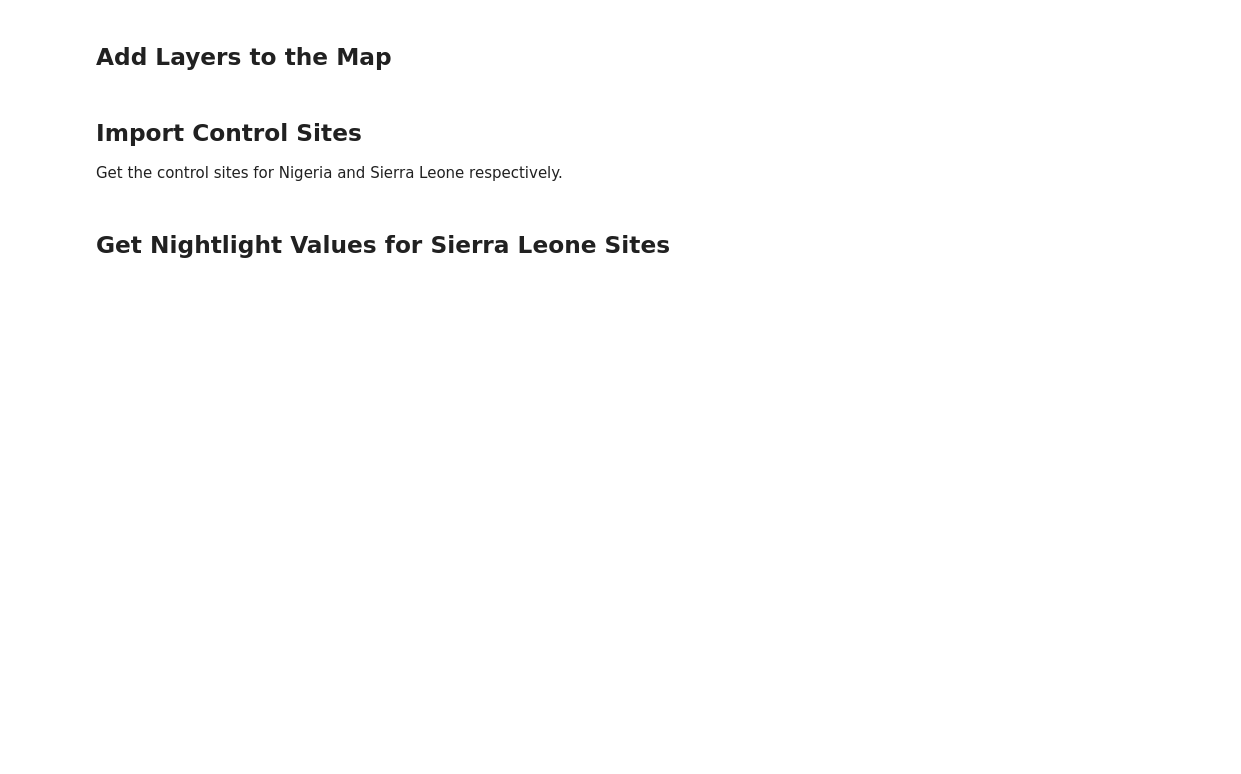
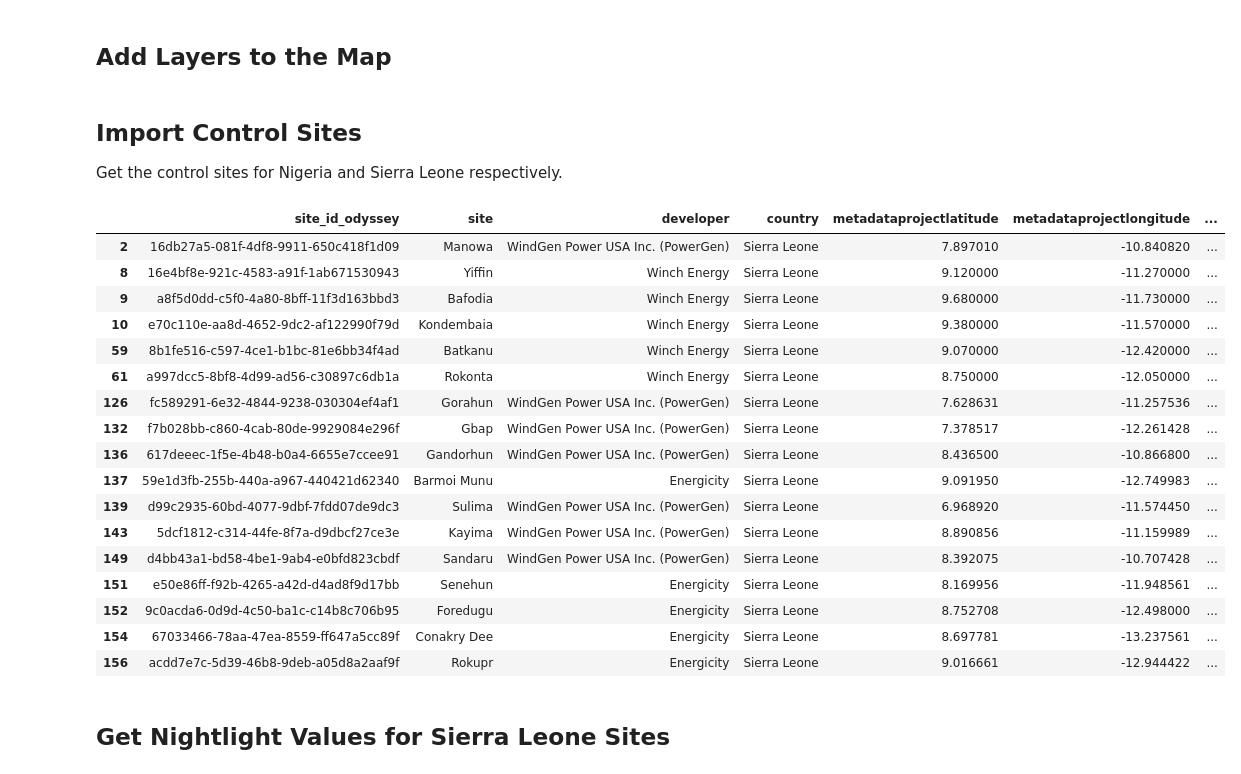
Before and after one commit to geohai/mini-grid-nightlights, a Jupyter notebook: 2_GetNightlightValues.ipynb, the cells around one changed output. Cells and saved outputs as stored; diff of their text form; code cells hidden in the pictures; blank space fills up the shorter version.

```diff
--- a/2_GetNightlightValues.ipynb
+++ b/2_GetNightlightValues.ipynb
@@ -98,7 +99,7 @@ sl_ctrl_gdf.columns = sl_ctrl_gdf.columns.str.replace('.', '')
 sl_ctl_fc = geemap.geopandas_to_ee(sl_ctrl_gdf)
 
 # add the geodataframe to the map in yellow
-m.addLayer(sl_ctl_fc, {'color': 'ffff00'}, 'SL Control Sites')
+# m.addLayer(sl_ctl_fc, {'color': 'ffff00'}, 'SL Control Sites')
 # %%
 # read in nigeria control sites
 ng_ctrl_df = pd.read_excel(
@@ -122,17 +123,39 @@ m.addLayer(ng_ctl_fc, {'color': 'ffff00'}, 'NG Control Sites')
 # %%
 # read in site_data.csv for CBIL
 cbil_df = pd.read_csv('data/cbil/site_data.csv')
 
 # create a geometry column
 geometry = [Point(xy) for xy in zip(cbil_df['metadata.project.longitude'], cbil_df['metadata.project.latitude'])]
 # replace periods in column names
 cbil_df.columns = cbil_df.columns.str.replace('.', '')
 # create a geodataframe
 cbil_gdf = gpd.GeoDataFrame(cbil_df, crs='EPSG:4326', geometry=geometry)
 # convert the geodataframe to an ee feature collection
 cbil_fc = geemap.geopandas_to_ee(cbil_gdf)
 # add the geodataframe to the map in purple
 m.addLayer(cbil_fc, {'color': 'ff00ff'}, 'CBIL Sites')
+
+# inspect the geodataframe for Sierra Leone sites in the cbil_gdf
+cbil_gdf[cbil_gdf['country'] == 'Sierra Leone']
+# %% [output]
+|  | site_id_odyssey | site | developer | country | metadataprojectlatitude | metadataprojectlongitude | ... |
+| 2 | 16db27a5-081f-4df8-9911-650c418f1d09 | Manowa | WindGen Power USA Inc. (PowerGen) | Sierra Leone | 7.897010 | -10.840820 | ... |
+| 8 | 16e4bf8e-921c-4583-a91f-1ab671530943 | Yiffin | Winch Energy | Sierra Leone | 9.120000 | -11.270000 | ... |
+| 9 | a8f5d0dd-c5f0-4a80-8bff-11f3d163bbd3 | Bafodia | Winch Energy | Sierra Leone | 9.680000 | -11.730000 | ... |
+| 10 | e70c110e-aa8d-4652-9dc2-af122990f79d | Kondembaia | Winch Energy | Sierra Leone | 9.380000 | -11.570000 | ... |
+| 59 | 8b1fe516-c597-4ce1-b1bc-81e6bb34f4ad | Batkanu | Winch Energy | Sierra Leone | 9.070000 | -12.420000 | ... |
+| 61 | a997dcc5-8bf8-4d99-ad56-c30897c6db1a | Rokonta | Winch Energy | Sierra Leone | 8.750000 | -12.050000 | ... |
+| 126 | fc589291-6e32-4844-9238-030304ef4af1 | Gorahun | WindGen Power USA Inc. (PowerGen) | Sierra Leone | 7.628631 | -11.257536 | ... |
+| 132 | f7b028bb-c860-4cab-80de-9929084e296f | Gbap | WindGen Power USA Inc. (PowerGen) | Sierra Leone | 7.378517 | -12.261428 | ... |
+| 136 | 617deeec-1f5e-4b48-b0a4-6655e7ccee91 | Gandorhun | WindGen Power USA Inc. (PowerGen) | Sierra Leone | 8.436500 | -10.866800 | ... |
+| 137 | 59e1d3fb-255b-440a-a967-440421d62340 | Barmoi Munu | Energicity | Sierra Leone | 9.091950 | -12.749983 | ... |
+| 139 | d99c2935-60bd-4077-9dbf-7fdd07de9dc3 | Sulima | WindGen Power USA Inc. (PowerGen) | Sierra Leone | 6.968920 | -11.574450 | ... |
+| 143 | 5dcf1812-c314-44fe-8f7a-d9dbcf27ce3e | Kayima | WindGen Power USA Inc. (PowerGen) | Sierra Leone | 8.890856 | -11.159989 | ... |
+| 149 | d4bb43a1-bd58-4be1-9ab4-e0bfd823cbdf | Sandaru | WindGen Power USA Inc. (PowerGen) | Sierra Leone | 8.392075 | -10.707428 | ... |
+| 151 | e50e86ff-f92b-4265-a42d-d4ad8f9d17bb | Senehun | Energicity | Sierra Leone | 8.169956 | -11.948561 | ... |
+| 152 | 9c0acda6-0d9d-4c50-ba1c-c14b8c706b95 | Foredugu | Energicity | Sierra Leone | 8.752708 | -12.498000 | ... |
+| 154 | 67033466-78aa-47ea-8559-ff647a5cc89f | Conakry Dee | Energicity | Sierra Leone | 8.697781 | -13.237561 | ... |
+| 156 | acdd7e7c-5d39-46b8-9deb-a05d8a2aaf9f | Rokupr | Energicity | Sierra Leone | 9.016661 | -12.944422 | ... |
 # %%
 # read in site_data.csv for PowerGen
 pg_df = pd.read_csv('data/pg/site_data.csv')
```
Also changed, not shown: parts of 11 cells of this notebook, 1 other file.
